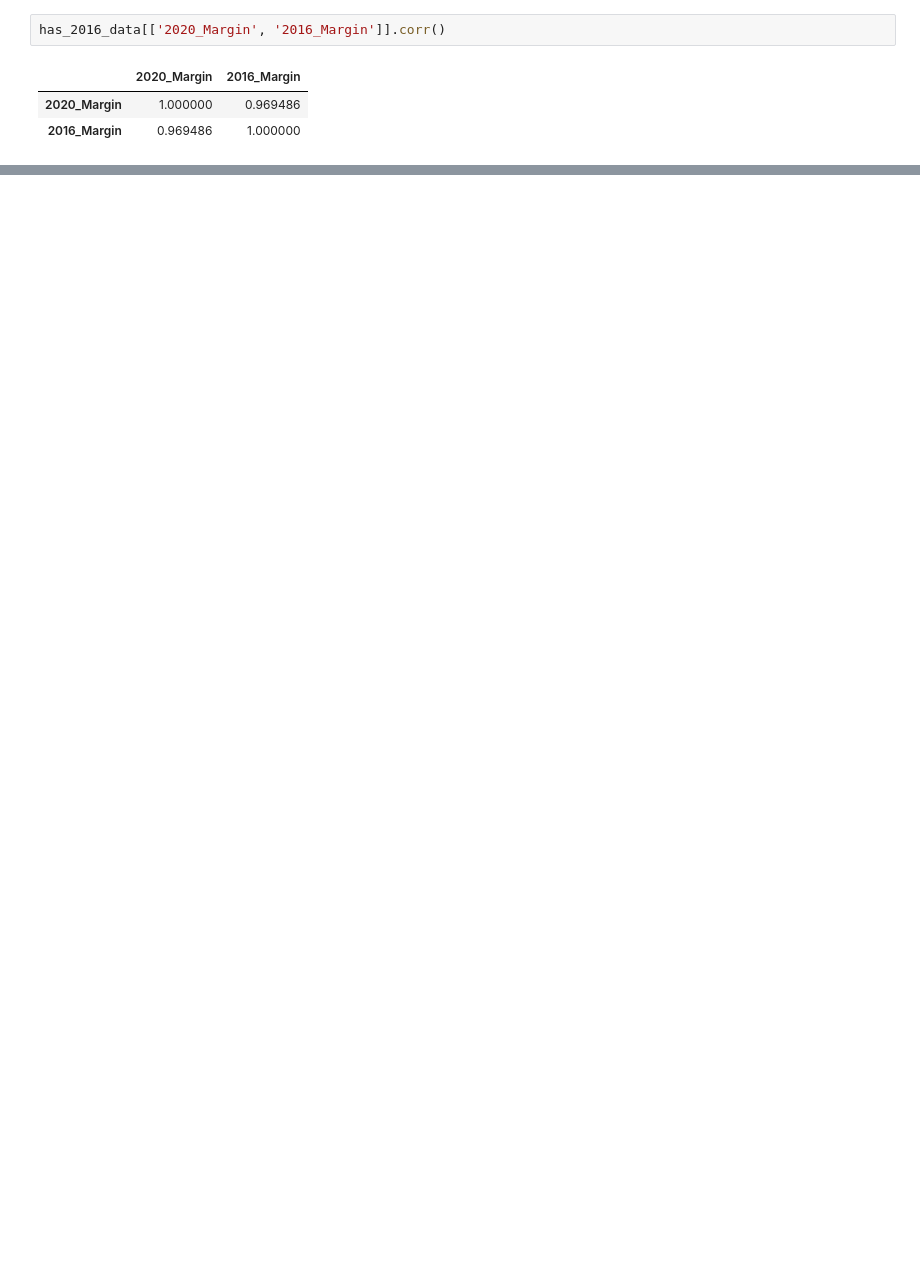
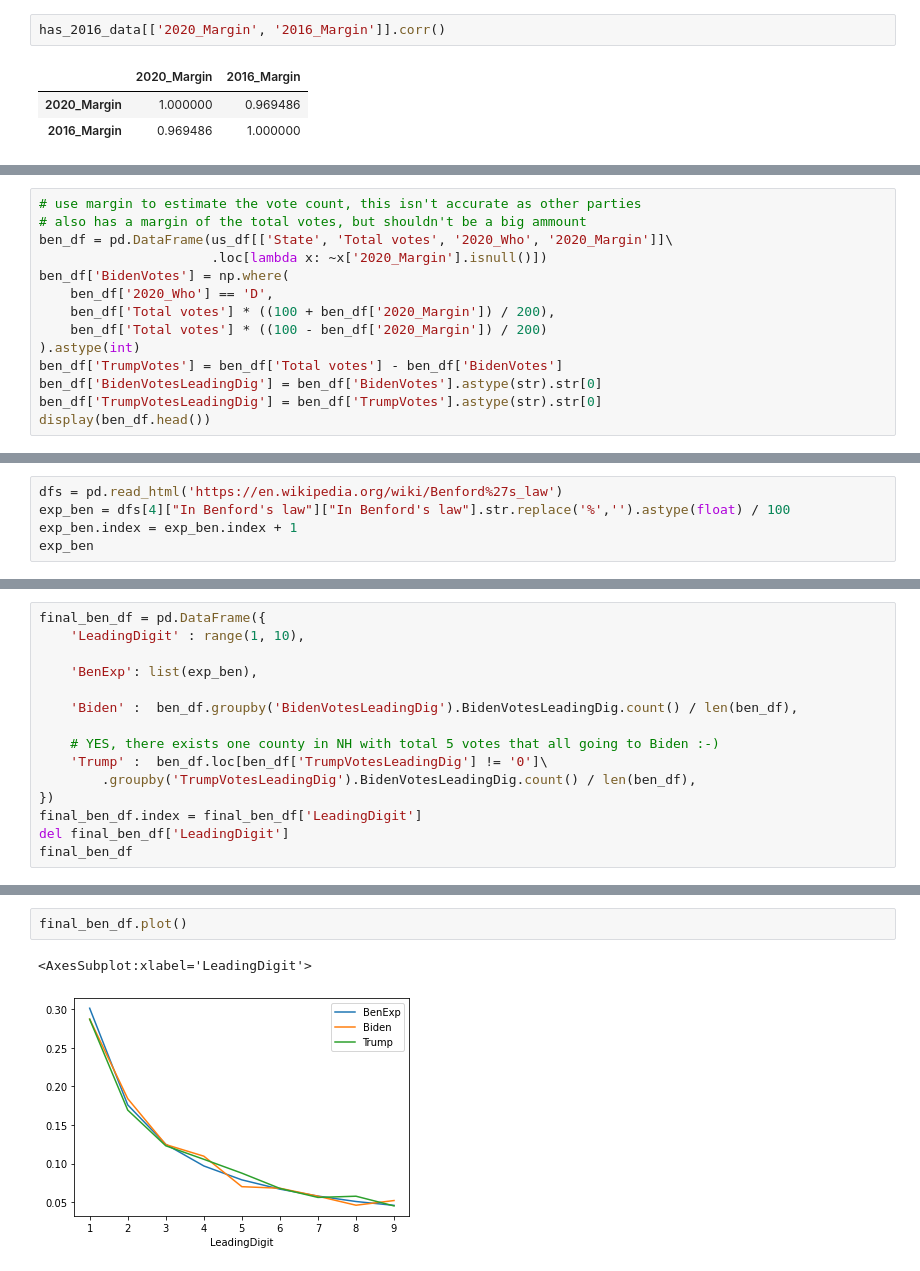
Before and after one commit to plusplusoneplusplus/ipynb, a Jupyter notebook: public_2020_us_election.ipynb, the cells around one changed output, grey strips where cells are left out. Cells and saved outputs as stored; diff of their text form; blank space fills up the shorter version.

Commit message:
Benford's law

```diff
--- a/public_2020_us_election.ipynb
+++ b/public_2020_us_election.ipynb
@@ -148,0 +150,14 @@ us_df.loc[lambda x: x['Total votes'] > 5000].corr()
+# %%
+# use margin to estimate the vote count, this isn't accurate as other parties
+# also has a margin of the total votes, but shouldn't be a big ammount
+ben_df = pd.DataFrame(us_df[['State', 'Total votes', '2020_Who', '2020_Margin']]\
+                      .loc[lambda x: ~x['2020_Margin'].isnull()])
+ben_df['BidenVotes'] = np.where(
+    ben_df['2020_Who'] == 'D',
+    ben_df['Total votes'] * ((100 + ben_df['2020_Margin']) / 200),
+    ben_df['Total votes'] * ((100 - ben_df['2020_Margin']) / 200)
+).astype(int)
+ben_df['TrumpVotes'] = ben_df['Total votes'] - ben_df['BidenVotes']
+ben_df['BidenVotesLeadingDig'] = ben_df['BidenVotes'].astype(str).str[0]
+ben_df['TrumpVotesLeadingDig'] = ben_df['TrumpVotes'].astype(str).str[0]
+display(ben_df.head())
@@ -148,0 +171,5 @@ us_df.loc[lambda x: x['Total votes'] > 5000].corr()
+# %%
+dfs = pd.read_html('https://en.wikipedia.org/wiki/Benford%27s_law')
+exp_ben = dfs[4]["In Benford's law"]["In Benford's law"].str.replace('%','').astype(float) / 100
+exp_ben.index = exp_ben.index + 1
+exp_ben
@@ -148,0 +187,15 @@ us_df.loc[lambda x: x['Total votes'] > 5000].corr()
+# %%
+final_ben_df = pd.DataFrame({
+    'LeadingDigit' : range(1, 10),
+
+    'BenExp': list(exp_ben),
+
+    'Biden' :  ben_df.groupby('BidenVotesLeadingDig').BidenVotesLeadingDig.count() / len(ben_df),
+
+    # YES, there exists one county in NH with total 5 votes that all going to Biden :-)
+    'Trump' :  ben_df.loc[ben_df['TrumpVotesLeadingDig'] != '0']\
+        .groupby('TrumpVotesLeadingDig').BidenVotesLeadingDig.count() / len(ben_df),
+})
+final_ben_df.index = final_ben_df['LeadingDigit']
+del final_ben_df['LeadingDigit']
+final_ben_df
@@ -148,0 +214,5 @@ us_df.loc[lambda x: x['Total votes'] > 5000].corr()
+# %%
+final_ben_df.plot()
+# %% [output]
+<AxesSubplot:xlabel='LeadingDigit'>
+[figure, added]
```
Also changed, not shown: parts of 9 cells of this notebook.
